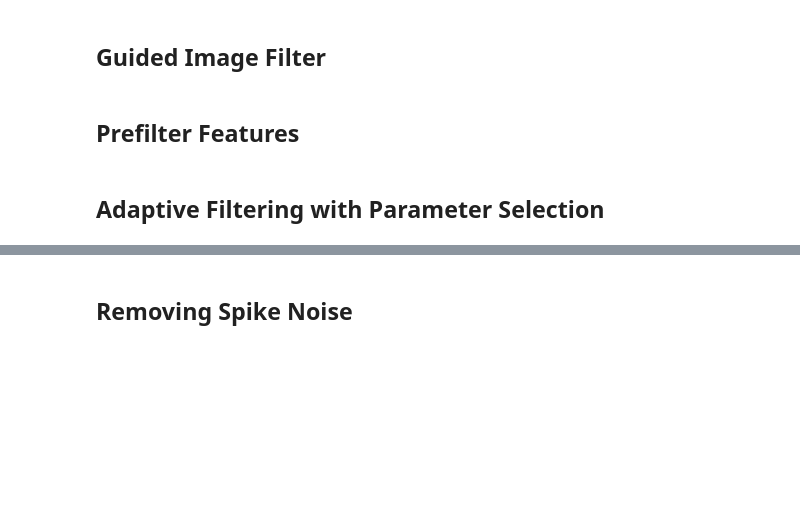
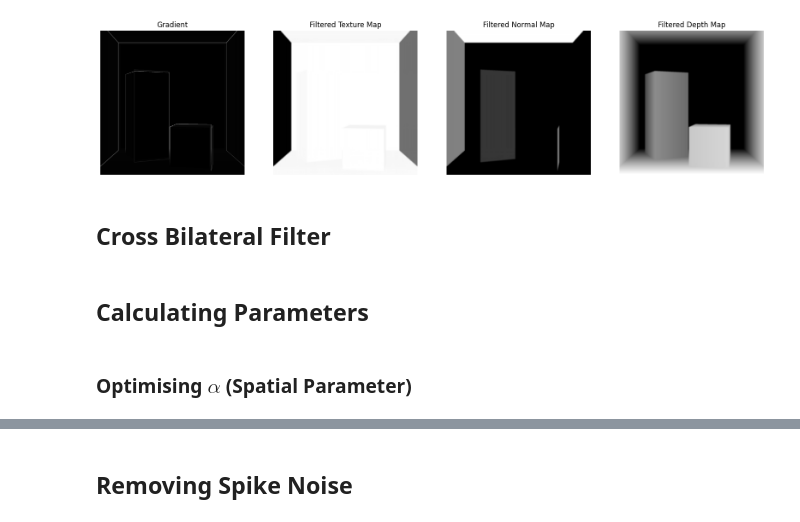
Before and after one commit to Vinit2244/Monte-Carlo-Noise-Removal-using-Sobel-Operator-and-Guided-Image-Filter, a Jupyter notebook: src/main.ipynb, the cells around one changed output, grey strips where cells are left out. Drawn from its saved outputs; the diff is of its cells as text; code cells hidden in the pictures; blank space fills up the shorter version.

```diff
--- a/src/main.ipynb
+++ b/src/main.ipynb
@@ -16,2 +108,31 @@ def compute_gradient(image):
+# %%
+gradient_map, filtered_texture, filtered_normal, filtered_depth = prefilter_features(texture_map, normal_map, depth_map)
+
+cv2.imwrite(output_folder_path + f"/gradient_map_{n}.png", (gradient_map * 255).astype(np.uint8))
+cv2.imwrite(output_folder_path + f"/filtered_texture_map_{n}.png", filtered_texture)
+cv2.imwrite(output_folder_path + f"/filtered_normal_map_{n}.png", filtered_normal)
+cv2.imwrite(output_folder_path + f"/filtered_depth_map_{n}.png", filtered_depth)
+
+# Plotting the image and prefiltered feature maps
+fig, axs = plt.subplots(1, 4, figsize=(20, 10))
+axs[0].imshow(gradient_map, cmap='gray')
+axs[0].set_title("Gradient")
+axs[0].axis('off')
+
+axs[1].imshow(filtered_texture, cmap='gray')
+axs[1].set_title("Filtered Texture Map")
+axs[1].axis('off')
+
+axs[2].imshow(filtered_normal, cmap='gray')
+axs[2].set_title("Filtered Normal Map")
+axs[2].axis('off')
+
+axs[3].imshow(filtered_depth, cmap='gray')
+axs[3].set_title("Filtered Depth Map")
+axs[3].axis('off')
+
+plt.show()
+# %% [output]
+[figure, added]
 # %% [markdown]
-## Guided Image Filter
+## Cross Bilateral Filter
@@ -35,2 +138,0 @@ def guided_filter(I, p, radius, epsilon):
-# %% [markdown]
-## Prefilter Features
@@ -46,2 +138,0 @@ def prefilter_features(features):
-# %% [markdown]
-## Adaptive Filtering with Parameter Selection
@@ -56,0 +179,4 @@ def adaptive_filtering(image, features, guidance_image, spatial_params, feature_
+# %% [markdown]
+## Calculating Parameters
+# %% [markdown]
+### Optimising $\alpha$ (Spatial Parameter)
```
Also changed, not shown: parts of 24 cells of this notebook, 55 other files.
